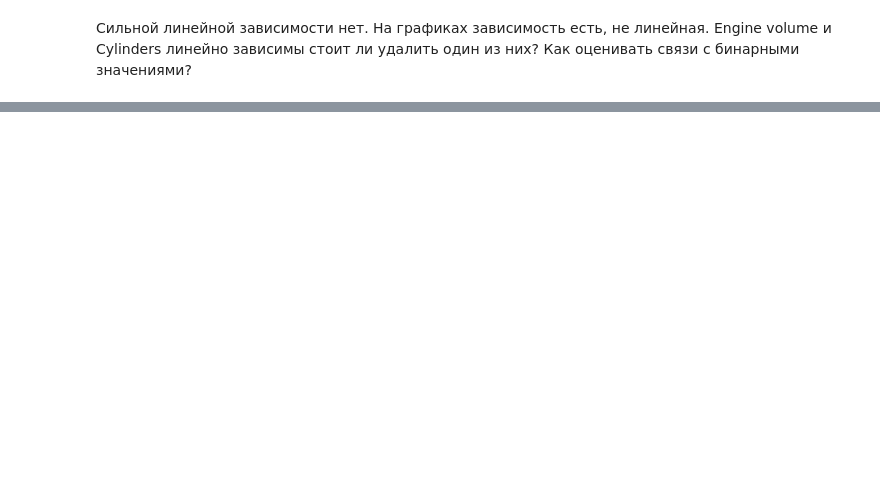
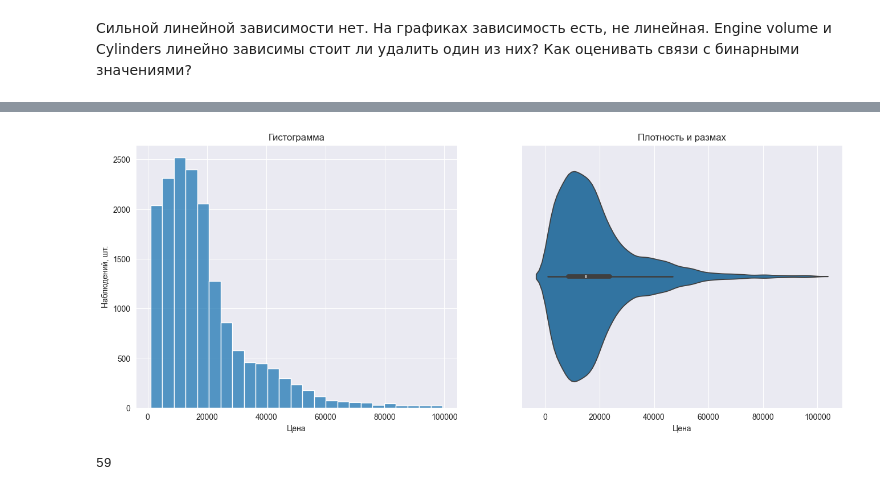
Before and after one commit to Paul-the-human/car_price_prediction, a Jupyter notebook: car_price_prediction.ipynb, the cells around one changed output, grey strips where cells are left out. Cells and saved outputs as stored; diff of their text form; code cells hidden in the pictures; blank space fills up the shorter version.

```diff
--- a/car_price_prediction.ipynb
+++ b/car_price_prediction.ipynb
@@ -378,0 +385,21 @@ Engine volume и Сylinders линейно зависимы стоит ли уд
+# %%
+translations = {
+    'Price' : 'Цена',
+    'Prod. year' : 'Дата производства',
+}
+
+def visualize(column, xlim=None):
+    xlabel = translations.get(column.name, column.name)
+    fig, axes = plt.subplots(1, 2, figsize=(16,6))
+    sns.histplot(column, ax=axes[0], bins=25, kde=False)
+    axes[0].set(title='Гистограмма', xlabel=xlabel, ylabel='Наблюдений, шт.', xlim=xlim);
+    sns.violinplot(column, ax=axes[1], orient='h')
+    axes[1].set(title='Плотность и размах', xlabel=xlabel, xlim=xlim);
+# %%
+visualize(df["Price"])
+# %% [output]
+[figure, added]
+# %%
+len(df[df["Prod. year"] < 1990])
+# %% [output]
+59
```
Also changed, not shown: parts of 62 cells of this notebook.
